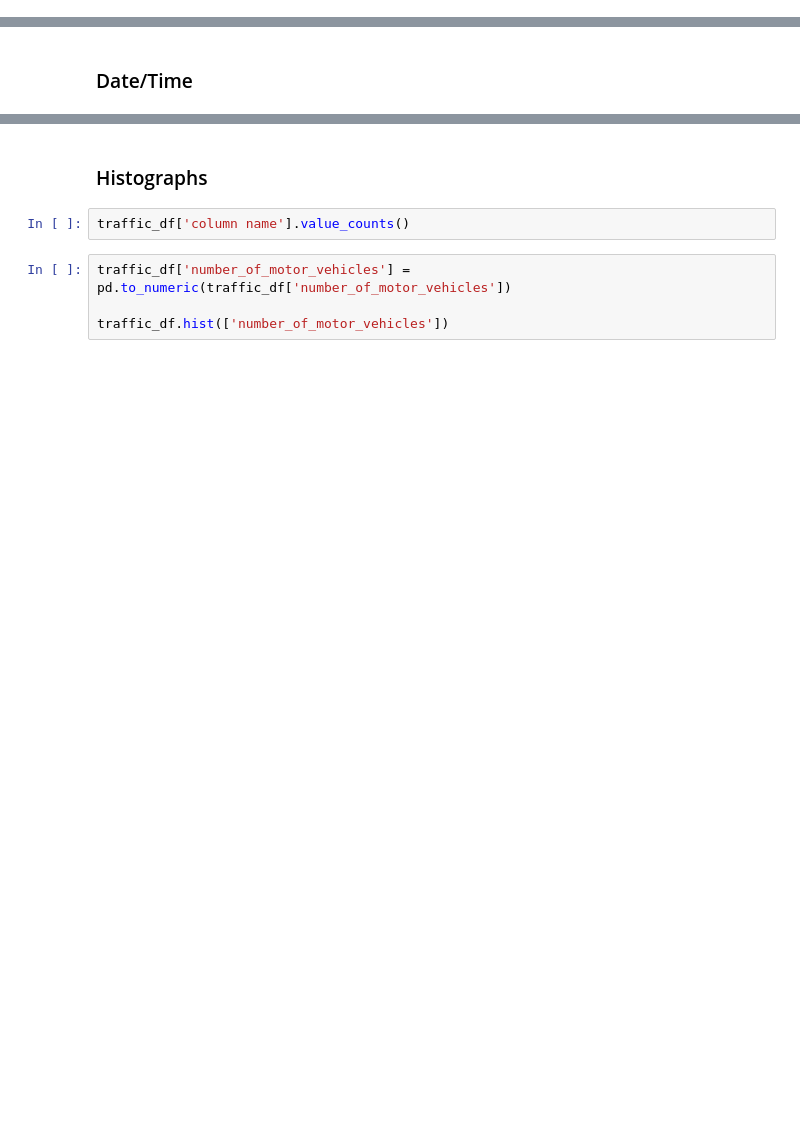
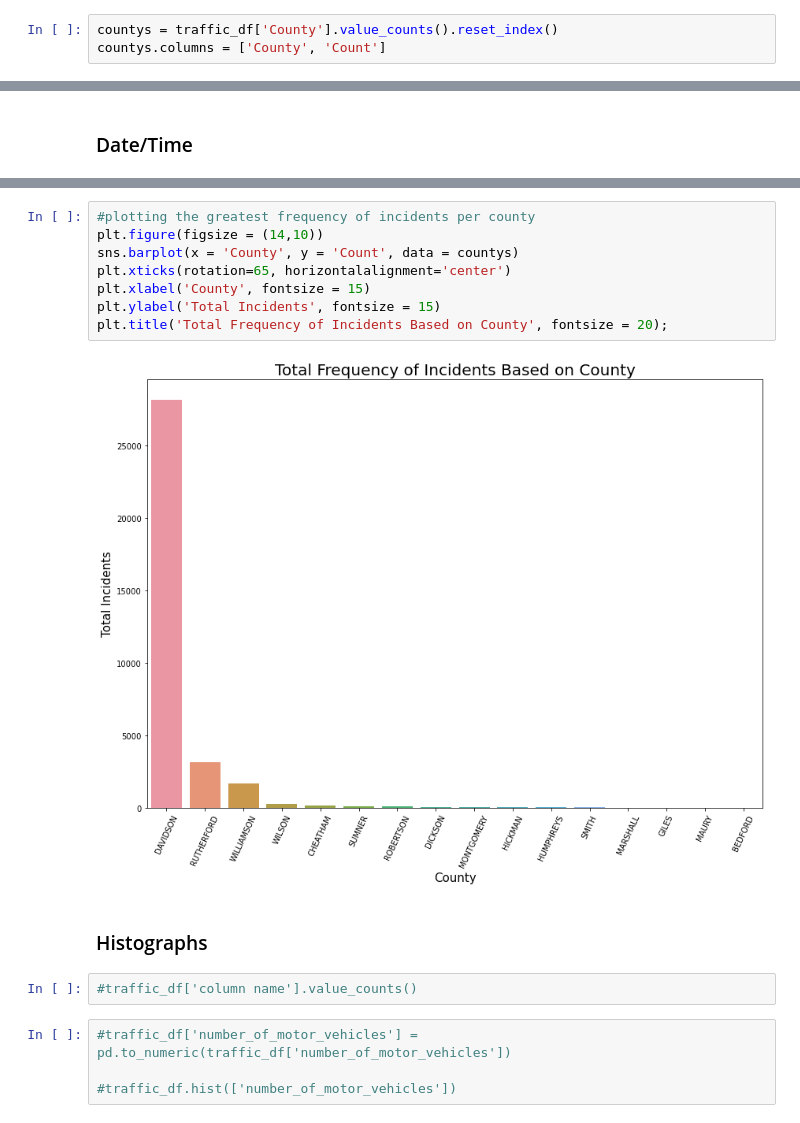
Before and after one commit to ssaggio/Capstone, a Jupyter notebook: notebook/Capstone_Suzanne.ipynb, the cells around one changed output, grey strips where cells are left out. Saved outputs shown, nothing was run; the diff lists cells and outputs as text; blank space fills up the shorter version.

```diff
--- a/notebook/Capstone_Suzanne.ipynb
+++ b/notebook/Capstone_Suzanne.ipynb
@@ -45,0 +225,3 @@ traffic_df['Incident Type'].isnull().value_counts()
+# %%
+countys = traffic_df['County'].value_counts().reset_index()
+countys.columns = ['County', 'Count']
@@ -117,9 +331,19 @@ car_accidents_2010_2020.head(3)
+# %%
+#plotting the greatest frequency of incidents per county
+plt.figure(figsize = (14,10))
+sns.barplot(x = 'County', y = 'Count', data = countys)
+plt.xticks(rotation=65, horizontalalignment='center')
+plt.xlabel('County', fontsize = 15)
+plt.ylabel('Total Incidents', fontsize = 15)
+plt.title('Total Frequency of Incidents Based on County', fontsize = 20);
+# %% [output]
+[figure, added]
 # %% [markdown]
 ### Histographs
 # %%
-traffic_df['column name'].value_counts()
+#traffic_df['column name'].value_counts()
 # %%
-traffic_df['number_of_motor_vehicles'] = pd.to_numeric(traffic_df['number_of_motor_vehicles'])
+#traffic_df['number_of_motor_vehicles'] = pd.to_numeric(traffic_df['number_of_motor_vehicles'])
 
-traffic_df.hist(['number_of_motor_vehicles'])
+#traffic_df.hist(['number_of_motor_vehicles'])
 # %%
```
Also changed, not shown: parts of 90 cells of this notebook, 17 other files.
